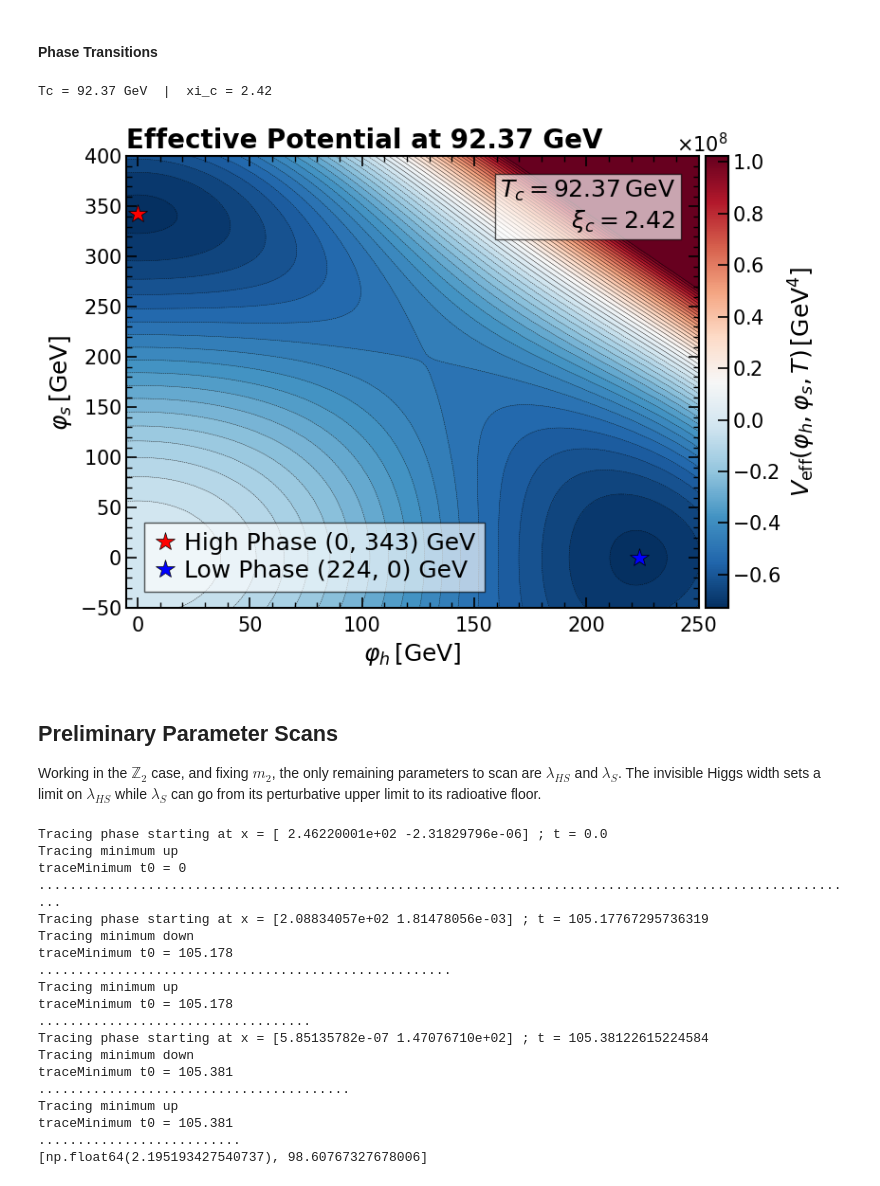
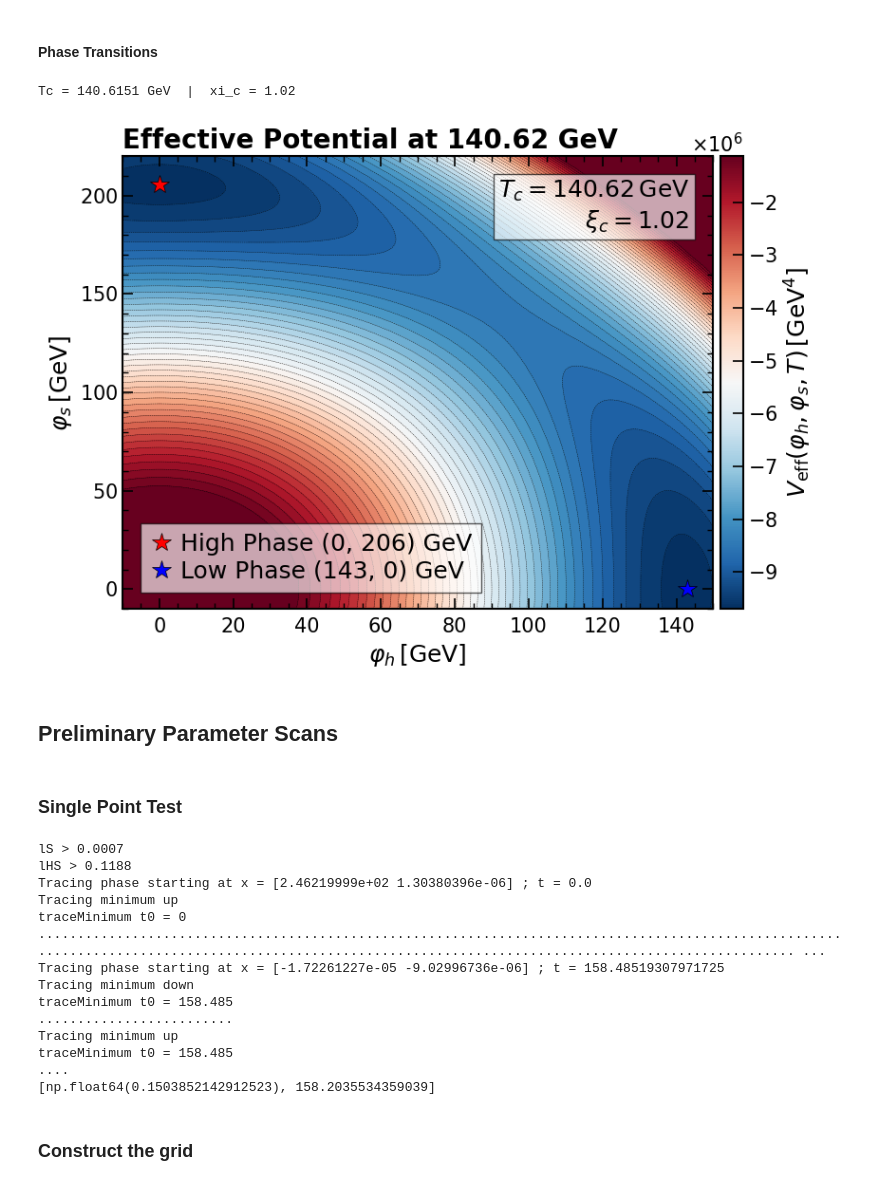
Before and after one commit to Diego-gt-phys/TFM-Repository, a Jupyter notebook: xSM_Tadpole_Analysis.ipynb, the cells around one changed output. Cells and saved outputs as stored; diff of their text form; code cells hidden in the pictures.

Commit message:
Baby's First Parameter Scan

```diff
--- a/xSM_Tadpole_Analysis.ipynb
+++ b/xSM_Tadpole_Analysis.ipynb
@@ -353,11 +362,11 @@ plt.show()
 ### $\mathbb{Z}_2$ Symmetic Case
 # %%
 m1  = 125.20
-m2  = 60.0
+m2  = 50.0
 th  = 0
 v0  = 246.22
-lHS = 0.2
-lS  = 0.02
+lHS = 0.439397
+lS  = 0.445874
 mu3 = 0
 
 params = physical_to_lagrangian(
@@ -380,7 +389,7 @@ muS2 = params["muS2"]
 mu13 = params["mu13"]
 
 for i in params.keys():
-    print(f"{i} -> {params[i]:.4f}")
+    print(f"{i} -> {params[i]}")
 
 model = xSM(**{k: params[k] for k in ['lH','lHS','muHS','lS','mu3', 'muS2']})
 v = model.v_os
@@ -472,7 +481,7 @@ The EW vaccum is stable
 # %%
 # Set the values of h & s
 hmin, hmax = (-10, 300)
-smin, smax = (-500, 500)
+smin, smax = (-200, 200)
 
 # Create the Paths
 s_path  = np.linspace(smin, smax, 1000)
@@ -491,7 +500,7 @@ s_vals = np.linspace(smin, smax, 200)
 H, S   = np.meshgrid(h_vals, s_vals)
 X_grid = np.column_stack([H.ravel(), S.ravel()])
 V_grid = model.V0(X_grid).reshape(H.shape)
-V_plot = np.clip(V_grid, np.percentile(V_grid, 0), np.percentile(V_grid, 90))
+V_plot = np.clip(V_grid, np.percentile(V_grid, 0), np.percentile(V_grid, 100))
 V_shifted = V_plot - model.V0(np.array([[0.0, 0.0]]))
 
 # Normalize the cmap
@@ -503,8 +512,8 @@ fig, ax = plt.subplots(figsize=(8.5, 6))
 
 cp = ax.contourf(H, S, V_shifted, levels=50, cmap='RdBu_r', norm=norm)
 ax.contour(H, S, V_shifted, levels=50, colors='k', linewidths=0.5, alpha=1)
-ax.plot(root_hp[0], validX[0], 'w*', markersize=15, zorder=5, markeredgecolor='k', markeredgewidth=0.5,
-        label=rf'$({root_hp[0]:.0f},\,{validX[0]:.0f})$ GeV')
+ax.plot(root_hp[-1], validX[-1], 'w*', markersize=15, zorder=5, markeredgecolor='k', markeredgewidth=0.5,
+        label=rf'$({root_hp[-1]:.0f},\,{validX[-1]:.0f})$ GeV')
 ax.plot(0, minima_roots[0], 'b*', markersize=15, zorder=5, markeredgecolor='k', markeredgewidth=0.5,
         label=rf'$({0},\,{minima_roots[0]:.0f})$ GeV')
 ax.plot(0, minima_roots[1], 'r*', markersize=15, zorder=5, markeredgecolor='k', markeredgewidth=0.5,
@@ -539,7 +548,7 @@ for spine in cbar.ax.spines.values():
 cbar.ax.tick_params(axis='both', which='major', direction='in',
                length=8, width=1.2, labelsize=15)
 
-ax.legend(fontsize=18, frameon=True, fancybox=False, loc = "lower right", bbox_to_anchor=(0.99, 0.01),ncol = 1, edgecolor="black", framealpha=0.9, labelspacing=0.2, handletextpad=0.3, handlelength=1, columnspacing=1)
+ax.legend(fontsize=18, frameon=True, fancybox=False, loc = "center left", bbox_to_anchor=(0.05, 0.5),ncol = 1, edgecolor="black", framealpha=0.9, labelspacing=0.2, handletextpad=0.3, handlelength=1, columnspacing=1)
 
 plt.title(r"Tree Level at T=0", loc='left', fontsize=20, fontweight='bold')
 plt.tight_layout()
@@ -602,11 +611,11 @@ plt.show()
 # %%
 # Grid in (h, s)
 h_vals = np.linspace(-10, 300, 200)
-s_vals = np.linspace(-500, 500, 200)
+s_vals = np.linspace(-350, 350, 200)
 H, S   = np.meshgrid(h_vals, s_vals)
 X_grid = np.column_stack([H.ravel(), S.ravel()])
 V_grid = model.Vtot(X_grid, 0.0).reshape(H.shape)
-V_plot = np.clip(V_grid, np.percentile(V_grid, 0), np.percentile(V_grid, 90))
+V_plot = np.clip(V_grid, np.percentile(V_grid, 0), np.percentile(V_grid, 99))
 V_shifted = V_plot - model.Vtot(np.array([[0.0, 0.0]]), 0.0)
 
 norm = TwoSlopeNorm(vcenter=0, vmin=V_shifted.min(), vmax=V_shifted.max()) # Normalize(vmin=V_shifted.min(), vmax=V_shifted.max())
@@ -659,24 +668,24 @@ plt.show()
 # %% [markdown]
 #### Phase Transitions
 # %%
-model.Tmax = 200
+model.Tmax = 250
 # %%
 trans = model.calcTcTrans()
 Tc   = trans[0]['Tcrit']
 high = trans[0]['high_vev']
 low  = trans[0]['low_vev']
 xi_c = abs(low[0] - high[0]) / Tc
-print(f"Tc = {Tc:.2f} GeV  |  xi_c = {xi_c:.2f}")
+print(f"Tc = {Tc:.4f} GeV  |  xi_c = {xi_c:.2f}")
 # %% [output]
-Tc = 92.37 GeV  |  xi_c = 2.42
+Tc = 140.6151 GeV  |  xi_c = 1.02
 # %%
 # Grid in (h, s)
-h_vals = np.linspace(-5, 250, 200)
-s_vals = np.linspace(-50, 400, 200)
+h_vals = np.linspace(-10, 150, 200)
+s_vals = np.linspace(-10, 220, 200)
 H, S   = np.meshgrid(h_vals, s_vals)
 X_grid = np.column_stack([H.ravel(), S.ravel()])
 V_grid = model.Vtot(X_grid, Tc).reshape(H.shape)
-V_plot = np.clip(V_grid, np.percentile(V_grid, 0), np.percentile(V_grid, 95))
+V_plot = np.clip(V_grid, np.percentile(V_grid, 0), np.percentile(V_grid, 90))
 V_shifted = V_plot - model.Vtot(np.array([[0.0, 0.0]]), Tc)
 
 norm = Normalize(vmin=V_shifted.min(), vmax=V_shifted.max())
@@ -705,37 +714,38 @@ ax.tick_params(axis='both', which='major', direction='in',
                length=8, width=1.2, labelsize=15, top=True, right=True)
 ax.tick_params(axis='both', which='minor', direction='in',
                length=4, width=1,   labelsize=15, top=True, right=True)
 ax.minorticks_on()
 ax.tick_params(axis='x', which='major', pad=6.7)
 
 cbar = fig.colorbar(sm, ax=ax, pad=0.01)
 cbar.set_label(r'$V_\mathrm{eff}(\varphi_h,\varphi_s,T) \, [\mathrm{GeV^4}]$', fontsize=18)
 cbar.ax.tick_params(labelsize=15)
 cbar.ax.yaxis.set_major_formatter(ScalarFormatter(useMathText=True))
 cbar.ax.yaxis.get_offset_text().set_fontsize(15)
 plt.ticklabel_format(style='sci', axis='y', scilimits=(-2,3))
 for spine in cbar.ax.spines.values():
     spine.set_linewidth(1.5)
 cbar.ax.tick_params(axis='both', which='major', direction='in',
                length=8, width=1.2, labelsize=15)
 
 ax.legend(fontsize=18, frameon=True, fancybox=False, loc = "lower left", bbox_to_anchor=(0.01, 0.01),
           ncol = 1, edgecolor="black", framealpha=0.65, labelspacing=0.2, handletextpad=0.3, handlelength=1, columnspacing=1)
 
 annotation = (rf"$T_c   = {Tc:.2f} \, \mathrm{{GeV}}$"
               "\n"rf"$\xi_c = {xi_c:.2f}$")
 ax.text(0.96, 0.95, annotation,transform=ax.transAxes,fontsize=18,verticalalignment='top',horizontalalignment='right',
        bbox=dict(facecolor='white', edgecolor='black', alpha=0.65))
 
 plt.title(rf"Effective Potential at {Tc:.2f} GeV", loc='left', fontsize=20, fontweight='bold')
 plt.tight_layout()
 plt.savefig(r"Figures/Z2_Tc_Contour.pdf", format="pdf", bbox_inches="tight")
 plt.show()
 # %% [output]
-[figure, old version]
+[figure, new version]
 # %% [markdown]
 ## Preliminary Parameter Scans
-Working in the $\mathbb{Z}_2$ case, and fixing $m_2$, the only remaining parameters to scan are $\lambda_{HS}$ and $\lambda_{S}$. The invisible Higgs width sets a limit on $\lambda_{HS}$ while $\lambda_S$ can go from its perturbative upper limit to its radioative floor.
+# %% [markdown]
+### Single Point Test
 # %%
 def scan_point (Params):
     """
@@ -806,30 +822,27 @@ params = [
     60.0,   # m2
     0.0,    # theta
     246.22, # v
-    0.5,    # lHS
-    0.5,   # lS
+    0.1,    # lHS
+    0.002927,   # lS
     0.0     # mu3
 ]
 
 Result = scan_point(params)
 print(Result)
 # %% [output]
-Tracing phase starting at x = [ 2.46220001e+02 -2.31829796e-06] ; t = 0.0
+lS > 0.0007
+lHS > 0.1188
+Tracing phase starting at x = [2.46219999e+02 1.30380396e-06] ; t = 0.0
 Tracing minimum up
 traceMinimum t0 = 0
-..........................................................................................................
-Tracing phase starting at x = [2.08834057e+02 1.81478056e-03] ; t = 105.17767295736319
+........................................................................................................................................................................................................ ...
+Tracing phase starting at x = [-1.72261227e-05 -9.02996736e-06] ; t = 158.48519307971725
 Tracing minimum down
-traceMinimum t0 = 105.178
-.....................................................
+traceMinimum t0 = 158.485
+.........................
 Tracing minimum up
-traceMinimum t0 = 105.178
-...................................
-Tracing phase starting at x = [5.85135782e-07 1.47076710e+02] ; t = 105.38122615224584
-Tracing minimum down
-traceMinimum t0 = 105.381
-........................................
-Tracing minimum up
-traceMinimum t0 = 105.381
-..........................
-[np.float64(2.195193427540737), 98.60767327678006]
+traceMinimum t0 = 158.485
+....
+[np.float64(0.1503852142912523), 158.2035534359039]
+# %% [markdown]
+### Construct the grid
```
Also changed, not shown: parts of 25 cells of this notebook.
